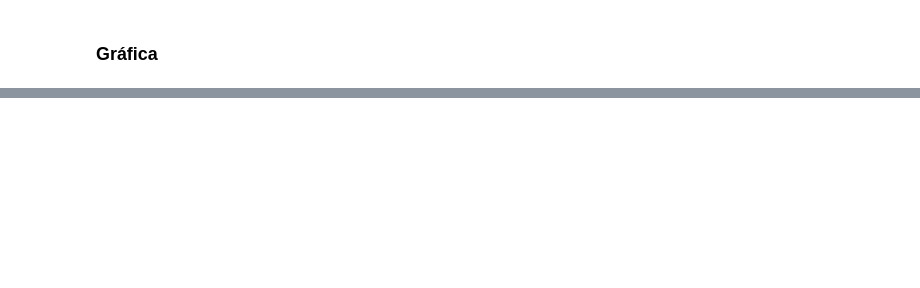
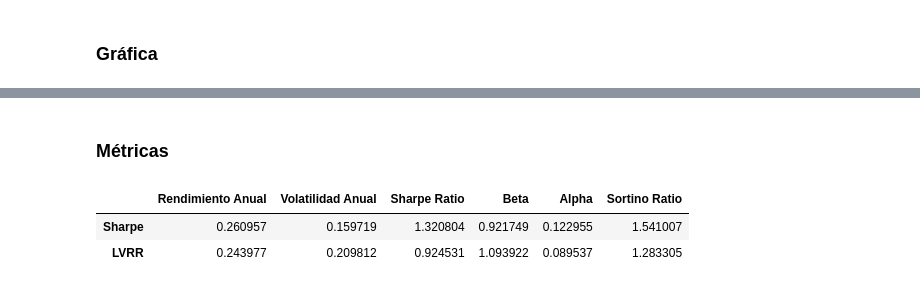
Before and after one commit to LuisMB09/admin_de_riesgos, a Jupyter notebook: proyecto_optimización.ipynb, the cells around one changed output, grey strips where cells are left out. Cells and saved outputs as stored; diff of their text form; code cells hidden in the pictures; blank space fills up the shorter version.

```diff
--- a/proyecto_optimización.ipynb
+++ b/proyecto_optimización.ipynb
@@ -510,0 +542,31 @@ El valor final del portafolio de Sharpe es de 1,339,550.86
+# %% [markdown]
+### Métricas
+# %%
+returns_df = pd.DataFrame({
+    'Sharpe': sharpe_dynamic,
+    'LVRR': lvrr_dynamic,
+})
+
+X = rt_benchmark_test['^GSPC'].values.reshape(-1, 1)
+y = [sharpe_returns, lvrr_returns]
+betas = np.array([LinearRegression().fit(X, i).coef_[0] for i in y])
+
+port_ret = returns_df.mean() * 252
+port_vol = returns_df.std() * np.sqrt(252)
+sharpe = (port_ret - rf) / port_vol
+alpha = port_ret - (rf + betas * (((rt_benchmark_test.mean()).iloc[0] * 252)-rf))
+sortino = (port_ret - rf) / (returns_df[returns_df < 0].std() * np.sqrt(252))
+
+summary = pd.DataFrame({
+    'Rendimiento Anual': port_ret,
+    'Volatilidad Anual': port_vol,
+    'Sharpe Ratio': sharpe,
+    'Beta': betas,
+    'Alpha': alpha,
+    'Sortino Ratio': sortino
+})
+summary
+# %% [output]
+|  | Rendimiento Anual | Volatilidad Anual | Sharpe Ratio | Beta | Alpha | Sortino Ratio |
+| Sharpe | 0.260957 | 0.159719 | 1.320804 | 0.921749 | 0.122955 | 1.541007 |
+| LVRR | 0.243977 | 0.209812 | 0.924531 | 1.093922 | 0.089537 | 1.283305 |
```
Also changed, not shown: parts of 9 cells of this notebook.
